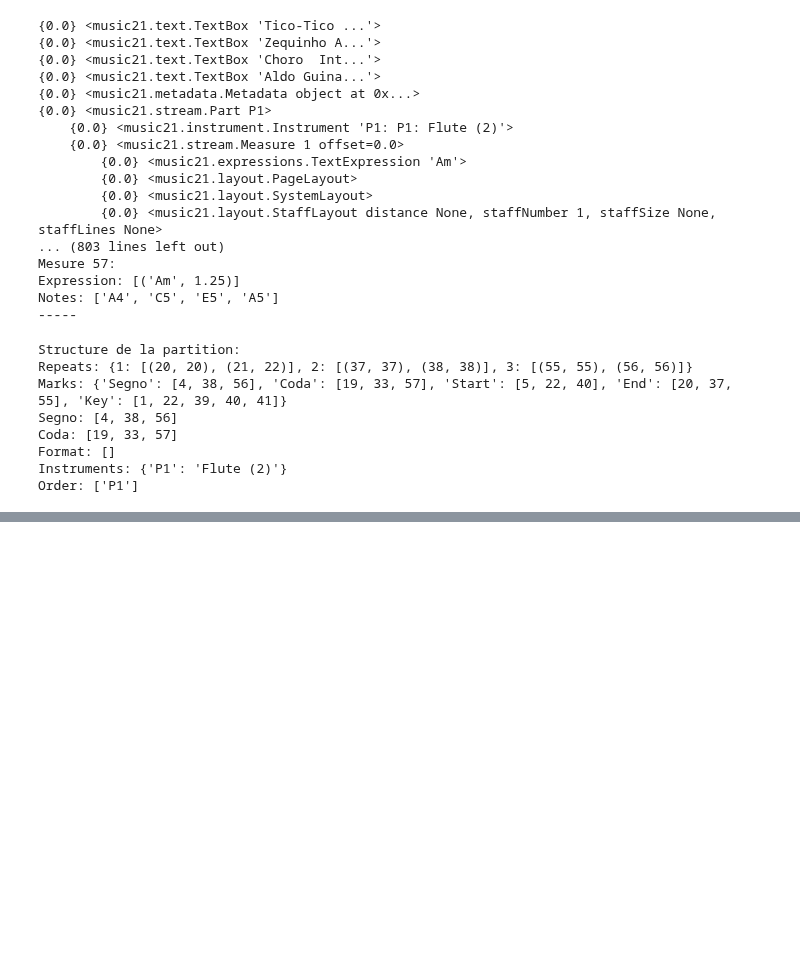
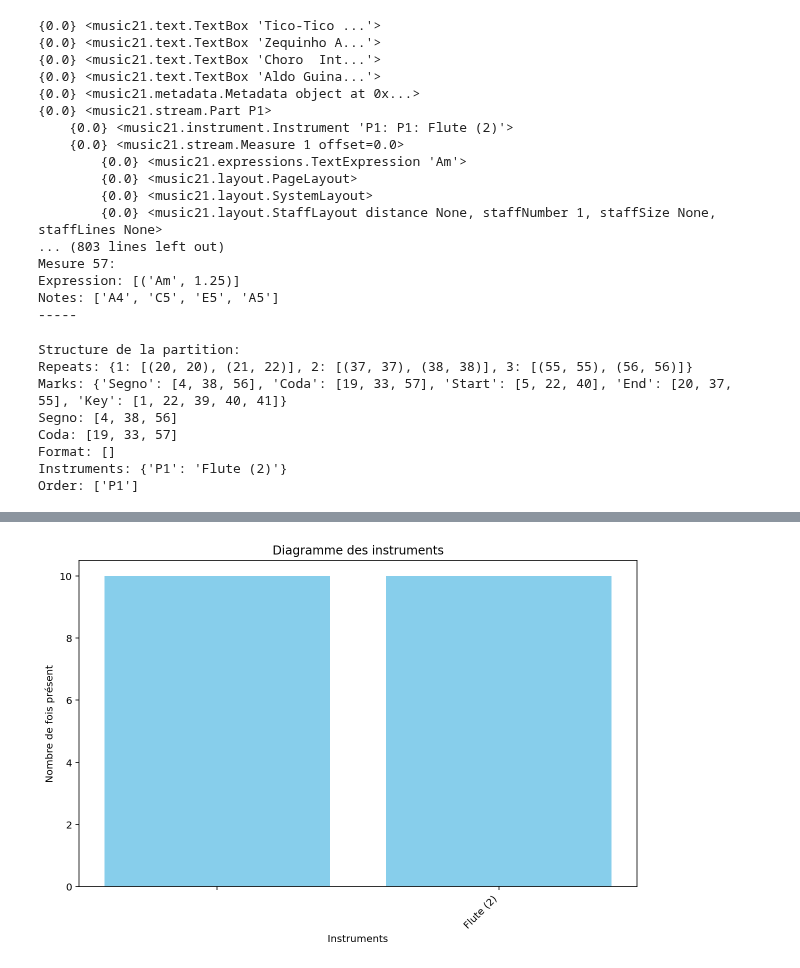
Before and after one commit to Gowthraven/Projet_M2, a Jupyter notebook: midi_test2.ipynb, the cells around one changed output, grey strips where cells are left out. Saved outputs shown, nothing was run; the diff lists cells and outputs as text; code cells hidden in the pictures; blank space fills up the shorter version.

```diff
--- a/midi_test2.ipynb
+++ b/midi_test2.ipynb
@@ -370,0 +442,27 @@ Order: ['P1']
+# %%
+from collections import Counter
+import matplotlib.pyplot as plt
+
+
+def instrument_diagram(scores):
+    instruments_count = Counter()
+
+    for score in scores:
+        for part in score.parts:
+            instrument = part.getInstrument()
+            instruments_count[instrument.instrumentName if instrument != '' else 'Pas renseigné'] += 1
+
+    instruments, counts = zip(*instruments_count.items())
+
+    plt.figure(figsize=(10, 6))
+    plt.bar(instruments, counts, color='skyblue')
+    plt.xlabel('Instruments')
+    plt.ylabel('Nombre de fois présent')
+    plt.title('Diagramme des instruments')
+    plt.xticks(rotation=45, ha='right')
+    plt.show()
+
+# Exemple d'utilisation :
+instrument_diagram(streams)
+# %% [output]
+[figure, added]
```
Also changed, not shown: parts of 4 cells of this notebook.
